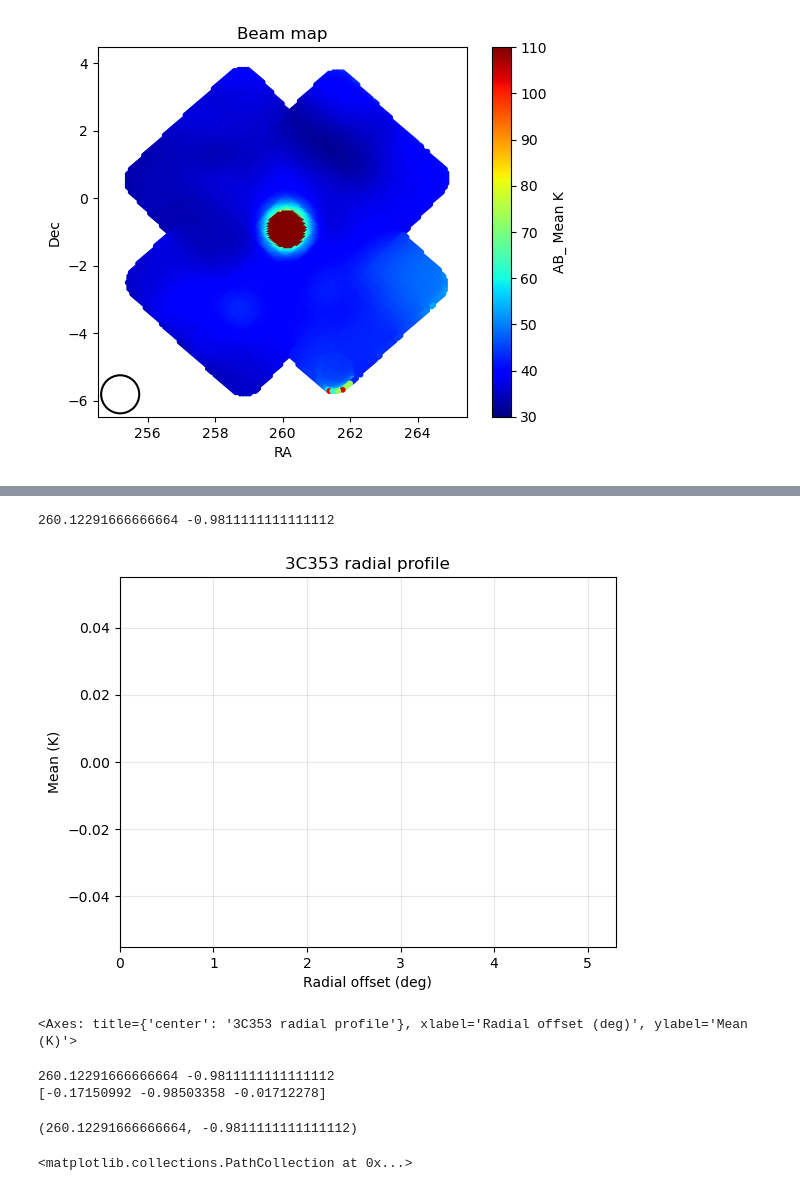
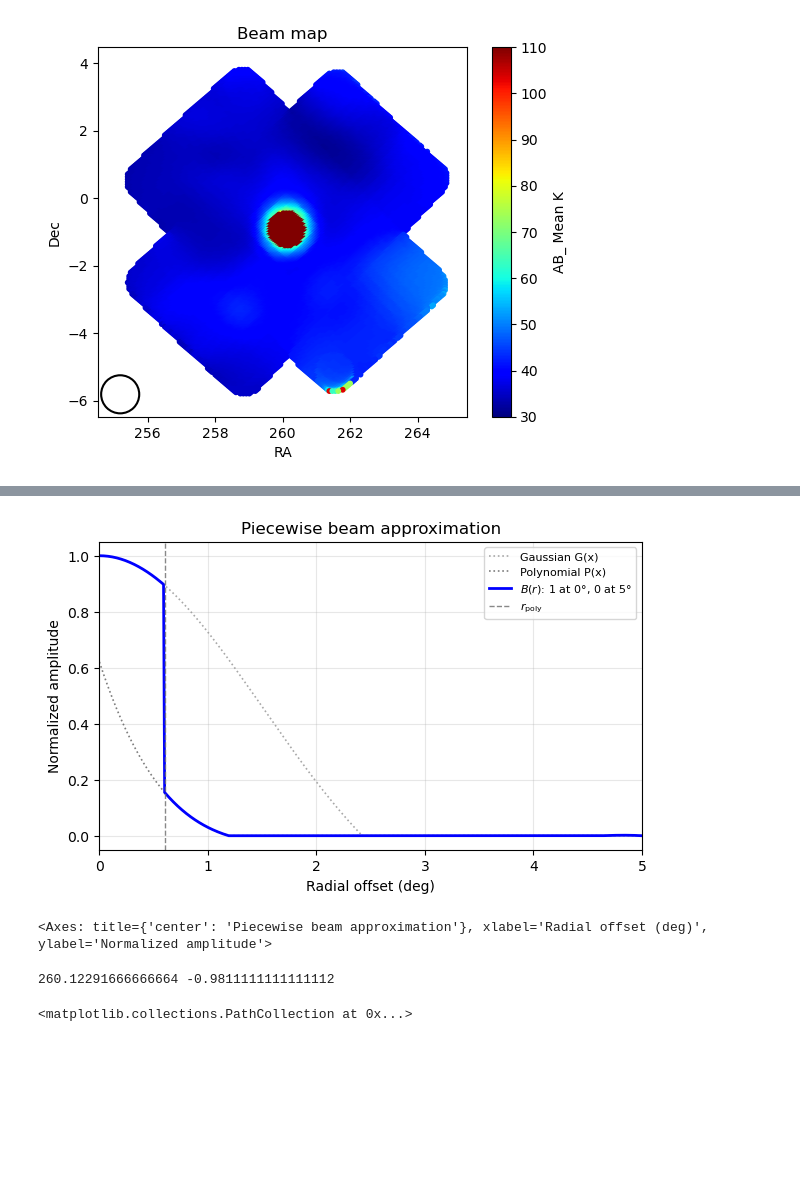
Before and after one commit to akvydula/skymap, a Jupyter notebook: notebooks/pointing_data_tests.ipynb, the cells around one changed output, grey strips where cells are left out. Cells and saved outputs as stored; diff of their text form; code cells hidden in the pictures; blank space fills up the shorter version.

```diff
--- a/notebooks/pointing_data_tests.ipynb
+++ b/notebooks/pointing_data_tests.ipynb
@@ -295,3 +136,10 @@ params = Beam.plot_beam_gaussian(bin_centers, mean_k, counts, relative_to = "mea
+# %%
+Beam.plot_beam_approximation(params,
+x_max_deg=5, normalize=True,
+show_components=True)
+# %% [output]
+[figure, added]
+<Axes: title={'center': 'Piecewise beam approximation'}, xlabel='Radial offset (deg)', ylabel='Normalized amplitude'>
 # %%
 ra_deg, dec_deg, values = m.get_map_radec_values("AB_")
 
@@ -299,21 +147,5 @@ ra_deg, dec_deg, values = m.get_map_radec_values("AB_")
 # Pass to histogram calculation
 src_ra, src_dec = Beam.get_source_radec("3C353")
 print(src_ra, src_dec)
-
-bin_centers, mean_k, counts = Beam.compute_beam_histogram(
-    ra_deg, dec_deg, values, source_name="3C353", bin_size_deg=0.1
-)
-# Or compute and plot in one step
-plot_beam_histogram_test(ra_deg, dec_deg, values, attribute="AB_", source_name="3C353", bin_size_deg=0.1)
 # %% [output]
 260.12291666666664 -0.9811111111111112
-[figure, removed]
-<Axes: title={'center': '3C353 radial profile'}, xlabel='Radial offset (deg)', ylabel='Mean (K)'>
-# %%
-print(src_ra, src_dec)
-
-import healpy as hp
-print(hp.ang2vec(np.radians(90.0 - src_dec), np.radians(src_ra)))
-# %% [output]
-260.12291666666664 -0.9811111111111112
-[-0.17150992 -0.98503358 -0.01712278]
@@ -324,7 +152,3 @@ bin_centers, mean_k, counts = Beam.compute_beam_histogram(
-# %%
-Beam.get_source_radec('3C353')
-# %% [output]
-(260.12291666666664, -0.9811111111111112)
 # %%
 plt.scatter(ra_deg, dec_deg, alpha=0.5)
 plt.scatter(src_ra, src_dec, color='red')
```
Also changed, not shown: parts of 18 cells of this notebook, 7 other files.
